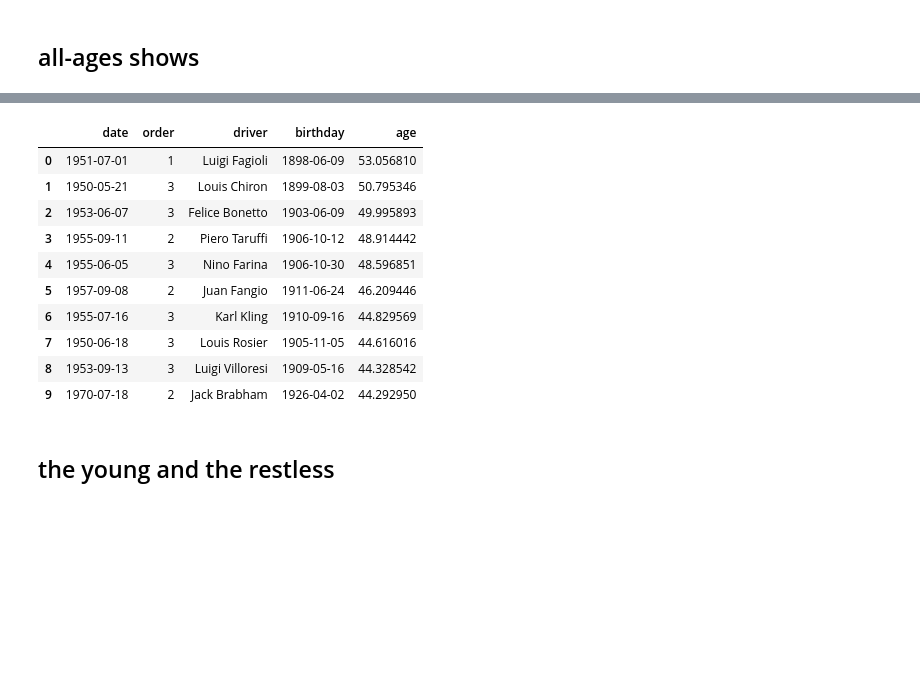
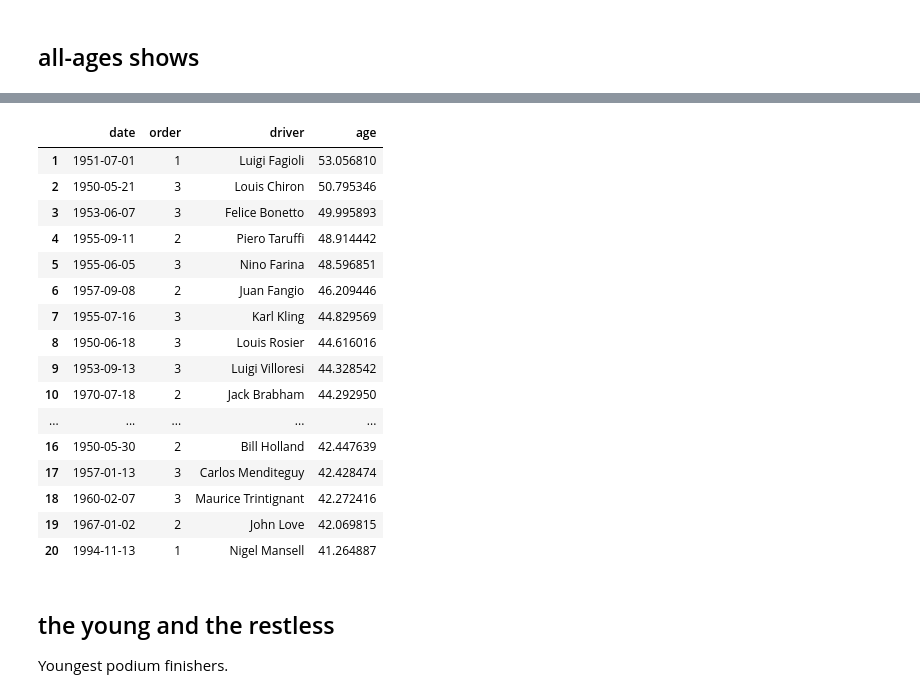
Before and after one commit to samkennerly/kingofsnake, a Jupyter notebook: books/viz/hist.ipynb, the cells around one changed output, grey strips where cells are left out. Saved outputs shown, nothing was run; the diff lists cells and outputs as text; code cells hidden in the pictures; blank space fills up the shorter version.

```diff
--- a/books/viz/hist.ipynb
+++ b/books/viz/hist.ipynb
@@ -19,19 +20,15 @@ plot = Plot()
 # %%
 pods = (
-
-    # Get podium finishes, driver names, and driver birthdays.
-    f1.results
-    .loc[lambda x: x['order'] <= 3]
+    f1.results.loc[lambda df: df['order'].le(3)]
     .join(f1.drivers['driver birthday'.split()], on='id_driver')
     .join(f1.races['date'], on='id_race')
     ['date order driver birthday'.split()]
+)
+pods['age'] = (pods['date'] - pods.pop('birthday')).dt.days / 365.25
 
-    # Calculate age of each driver during each race.
-    .assign(age = lambda df: df['date'] - df['birthday'])
-    .assign(age = lambda df: df['age'].dt.days / 365.25)
-
-    # If co-drivers share a result, then keep the older one.
-    .sort_values('date order age'.split())
+# If co-drivers share a result, then keep the older one.
+pods = (
+    pods.sort_values('date order age'.split())
     .drop_duplicates('date order'.split(), keep='last')
     .reset_index(drop=True)
 )
@@ -79,19 +83,28 @@ axes = plot.quant(data, 'y', **kw)
 # %%
 olds = pods.loc[pods.groupby('driver')['age'].idxmax()]
-olds.nlargest(10, 'age').reset_index(drop=True)
+olds = olds.nlargest(20, 'age')
+olds.index = range(1, 1 + len(olds))
+olds
 # %% [output]
-|  | date | order | driver | birthday | age |
-| 0 | 1951-07-01 | 1 | Luigi Fagioli | 1898-06-09 | 53.056810 |
-| 1 | 1950-05-21 | 3 | Louis Chiron | 1899-08-03 | 50.795346 |
-| 2 | 1953-06-07 | 3 | Felice Bonetto | 1903-06-09 | 49.995893 |
-| 3 | 1955-09-11 | 2 | Piero Taruffi | 1906-10-12 | 48.914442 |
-| 4 | 1955-06-05 | 3 | Nino Farina | 1906-10-30 | 48.596851 |
-| 5 | 1957-09-08 | 2 | Juan Fangio | 1911-06-24 | 46.209446 |
-| 6 | 1955-07-16 | 3 | Karl Kling | 1910-09-16 | 44.829569 |
-| 7 | 1950-06-18 | 3 | Louis Rosier | 1905-11-05 | 44.616016 |
-| 8 | 1953-09-13 | 3 | Luigi Villoresi | 1909-05-16 | 44.328542 |
-| 9 | 1970-07-18 | 2 | Jack Brabham | 1926-04-02 | 44.292950 |
+|  | date | order | driver | age |
+| 1 | 1951-07-01 | 1 | Luigi Fagioli | 53.056810 |
+| 2 | 1950-05-21 | 3 | Louis Chiron | 50.795346 |
+| 3 | 1953-06-07 | 3 | Felice Bonetto | 49.995893 |
+| 4 | 1955-09-11 | 2 | Piero Taruffi | 48.914442 |
+| 5 | 1955-06-05 | 3 | Nino Farina | 48.596851 |
+| 6 | 1957-09-08 | 2 | Juan Fangio | 46.209446 |
+| 7 | 1955-07-16 | 3 | Karl Kling | 44.829569 |
+| 8 | 1950-06-18 | 3 | Louis Rosier | 44.616016 |
+| 9 | 1953-09-13 | 3 | Luigi Villoresi | 44.328542 |
+| 10 | 1970-07-18 | 2 | Jack Brabham | 44.292950 |
+| ... | ... | ... | ... | ... |
+| 16 | 1950-05-30 | 2 | Bill Holland | 42.447639 |
+| 17 | 1957-01-13 | 3 | Carlos Menditeguy | 42.428474 |
+| 18 | 1960-02-07 | 3 | Maurice Trintignant | 42.272416 |
+| 19 | 1967-01-02 | 2 | John Love | 42.069815 |
+| 20 | 1994-11-13 | 1 | Nigel Mansell | 41.264887 |
 # %% [markdown]
 ## the young and the restless
+Youngest podium finishers.
 # %%
 utes = pods.loc[pods.groupby('driver')['age'].idxmin()]
```
Also changed, not shown: parts of 15 cells of this notebook, 4 other files.
